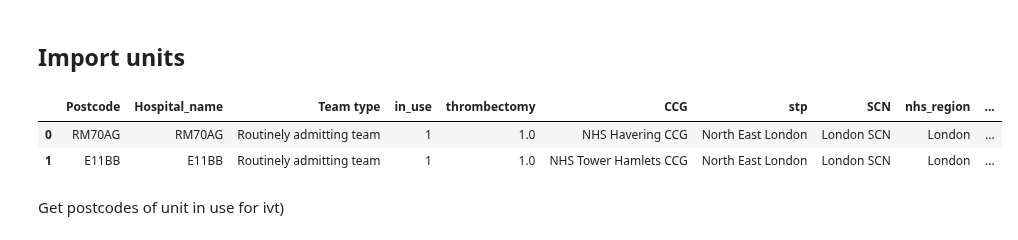
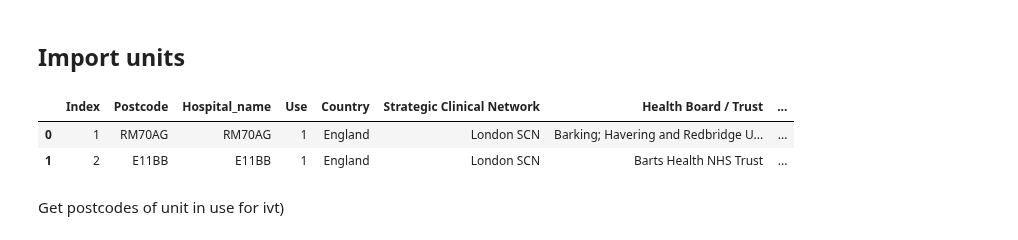
Before and after one commit to samuel-book/stroke_unit_demographics, a Jupyter notebook: 02_combine_demographic_data.ipynb, the cells around one changed output. Drawn from its saved outputs; the diff is of its cells as text; code cells hidden in the pictures.

```diff
--- a/02_combine_demographic_data.ipynb
+++ b/02_combine_demographic_data.ipynb
@@ -18,13 +18,13 @@ data.head(2)
 # %% [markdown]
 ## Import units
 # %%
-units = pd.read_csv('./data/emergency_stroke_units.csv')
+units = pd.read_csv('./data/stroke_hospitals_2022.csv')
 
 units.head(2)
 # %% [output]
-|  | Postcode | Hospital_name | Team type | in_use | thrombectomy | CCG | stp | SCN | nhs_region | ... |
-| 0 | RM70AG | RM70AG | Routinely admitting team | 1 | 1.0 | NHS Havering CCG | North East London | London SCN | London | ... |
-| 1 | E11BB | E11BB | Routinely admitting team | 1 | 1.0 | NHS Tower Hamlets CCG | North East London | London SCN | London | ... |
+|  | Index | Postcode | Hospital_name | Use | Country | Strategic Clinical Network | Health Board / Trust | ... |
+| 0 | 1 | RM70AG | RM70AG | 1 | England | London SCN | Barking; Havering and Redbridge U... | ... |
+| 1 | 2 | E11BB | E11BB | 1 | England | London SCN | Barts Health NHS Trust | ... |
 # %% [markdown]
 Get postcodes of unit in use for ivt)
 # %%
```
Also changed, not shown: parts of 17 cells of this notebook, 1 other file.
